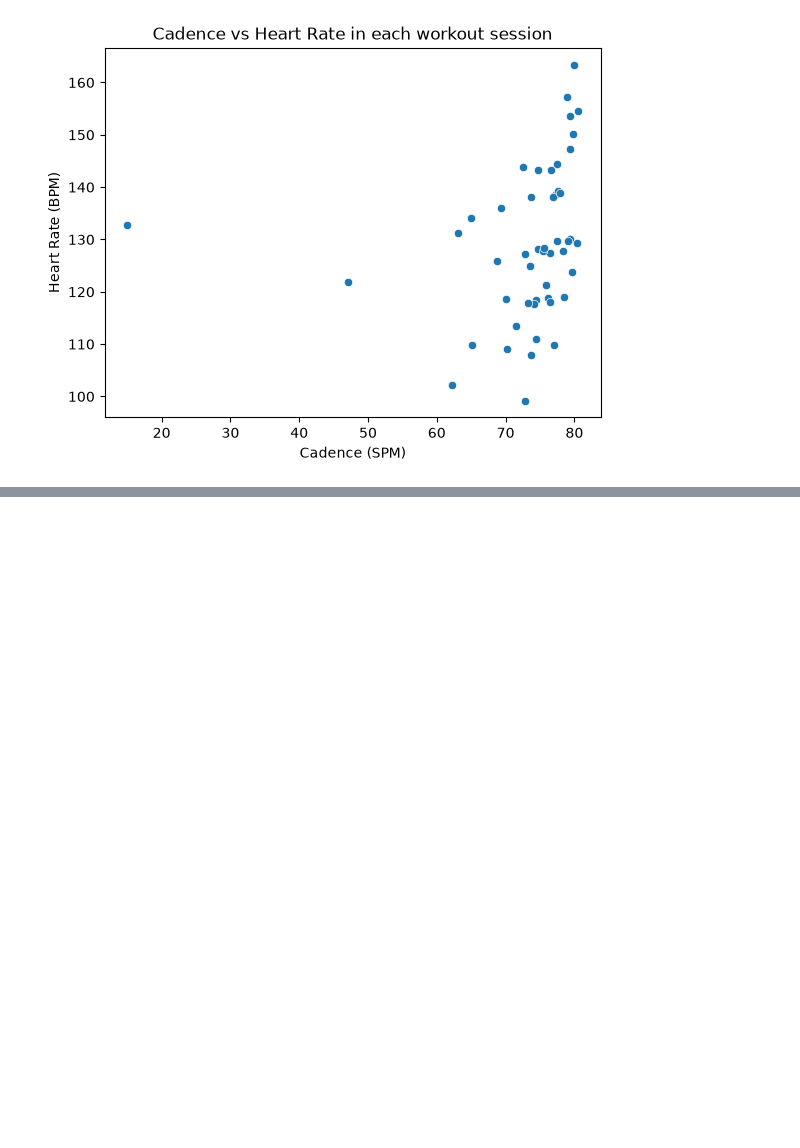
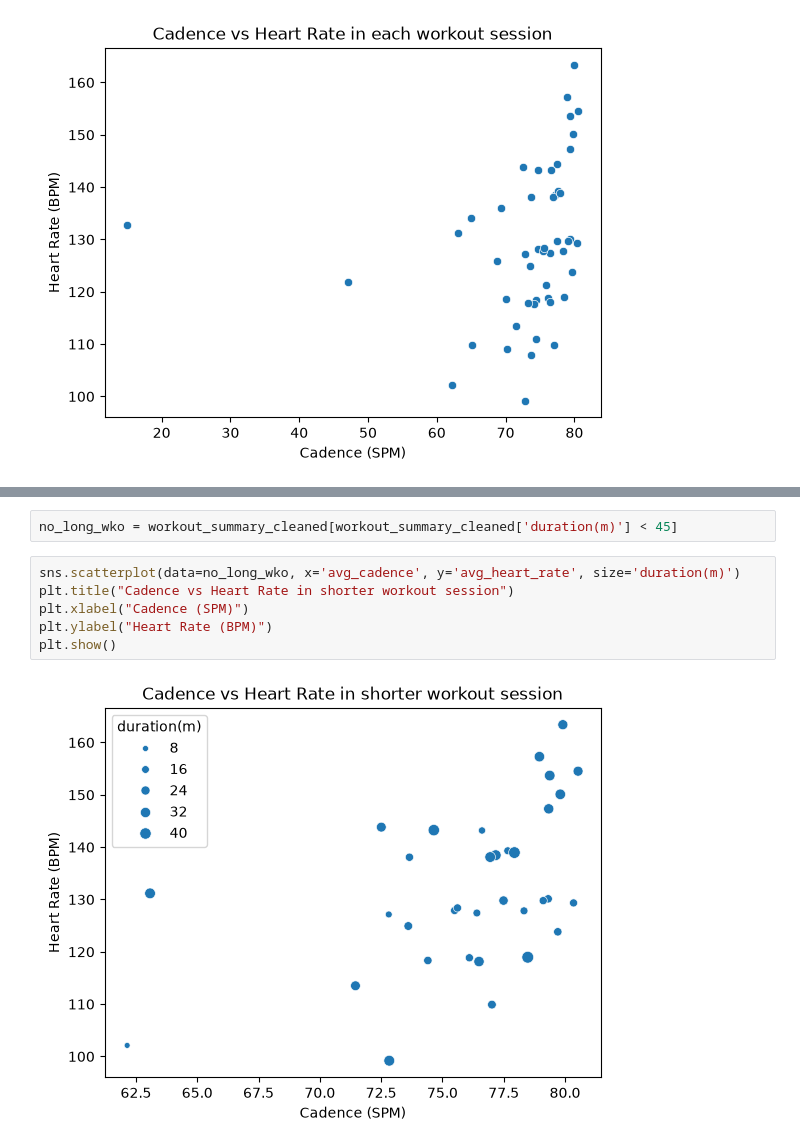
Before and after one commit to vandao288/strava_data_report, a Jupyter notebook: strava.ipynb, the cells around one changed output, grey strips where cells are left out. Drawn from its saved outputs; the diff is of its cells as text; blank space fills up the shorter version.

```diff
--- a/strava.ipynb
+++ b/strava.ipynb
@@ -484,0 +531,10 @@ plt.show()
+# %%
+no_long_wko = workout_summary_cleaned[workout_summary_cleaned['duration(m)'] < 45]
+# %%
+sns.scatterplot(data=no_long_wko, x='avg_cadence', y='avg_heart_rate', size='duration(m)')
+plt.title("Cadence vs Heart Rate in shorter workout session")
+plt.xlabel("Cadence (SPM)")
+plt.ylabel("Heart Rate (BPM)")
+plt.show()
+# %% [output]
+[figure, added]
```
Also changed, not shown: parts of 6 cells of this notebook.
